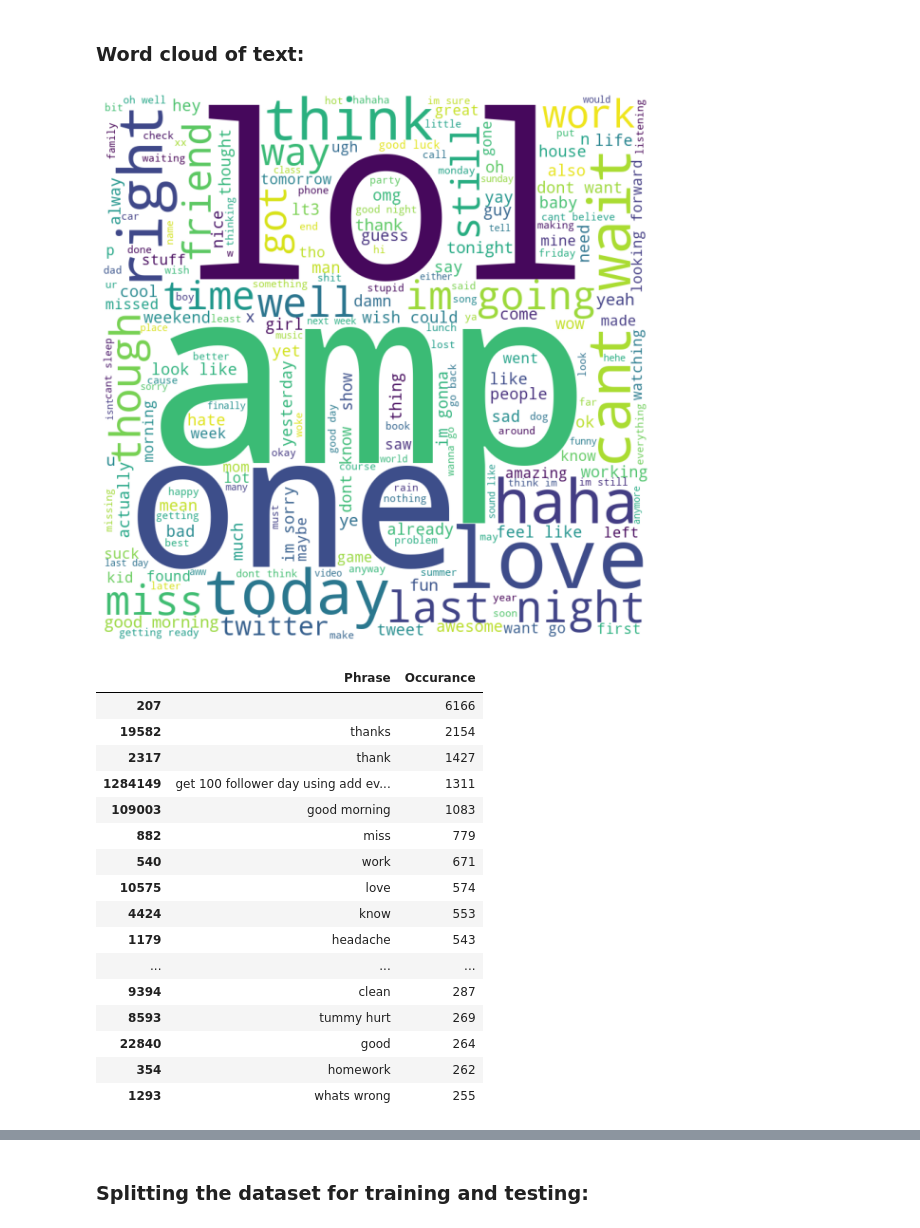
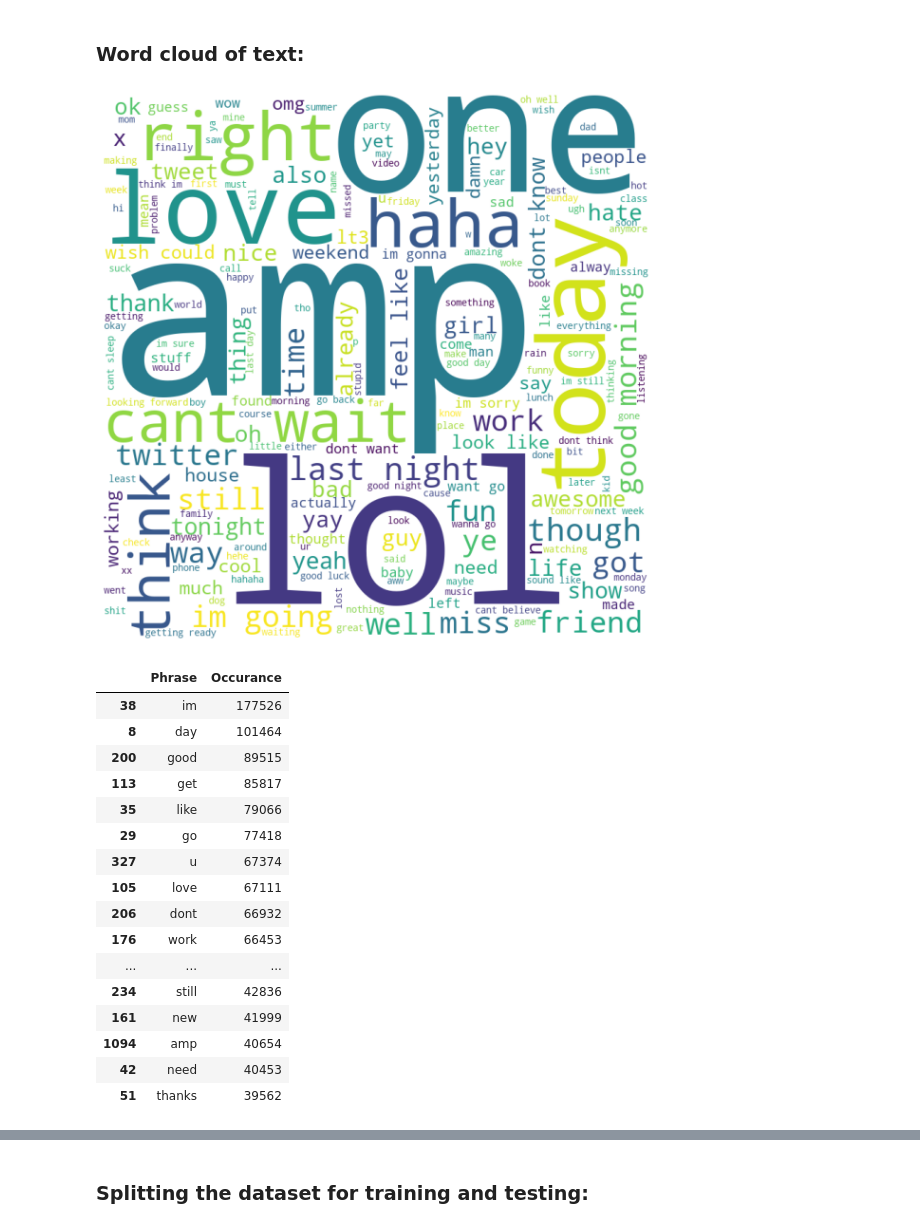
Before and after one commit to thomson18/sentiment_analysis, a Jupyter notebook: sentiment_analysis.ipynb, the cells around one changed output, grey strips where cells are left out. Saved outputs shown, nothing was run; the diff lists cells and outputs as text; code cells hidden in the pictures.

```diff
--- a/sentiment_analysis.ipynb
+++ b/sentiment_analysis.ipynb
@@ -79,7 +79,7 @@ def preprocess_text(text):
     text = re.sub(r'@[A-Za-z0-9]+', '', text)
 
     # Remove hashtags from the tweet text
-    text = re.sub(r'#', '', text)
+    text = re.sub(r'#|\t\s|\t', '', text)
 
     # Remove non-alphanumeric characters
     text = re.sub(r'[^\w\s]', '', text)
@@ -222,31 +228,48 @@ plt.axis("off")
 plt.tight_layout(pad = 0)
 plt.show()
 # %% [output]
-[figure, old version]
+[figure, new version]
 # %%
-val_count=Counter(data['text'])
+import pandas as pd
+import nltk
+from collections import Counter
+
+# tokenize the text into words using NLTK
+tokenizer = nltk.tokenize.RegexpTokenizer(r'\w+')
+data['tokens'] = data['text'].apply(lambda x: tokenizer.tokenize(x.lower()))
+
+# create a list of all the words in the dataset
+all_words = [word for tokens in data['tokens'] for word in tokens]
+
+# count the frequency of each word using Counter
+val_count = Counter(all_words)
+
+
+# val_count=Counter(data['text'])
 
 #Visualise the top 30 occuring words in the captions
 
 val_counts= pd.DataFrame.from_dict(val_count, orient= 'index').reset_index()
 val_counts= val_counts.rename(columns= {'index': 'Phrase', 0: 'Occurance'})
 val_counts.sort_values('Occurance', ascending= False, inplace= True)
 val_counts.head(30)
+
+# val_counts.iloc[0]
 # %% [output]
 |  | Phrase | Occurance |
-| 207 |  | 6166 |
-| 19582 | thanks | 2154 |
-| 2317 | thank | 1427 |
-| 1284149 | get 100 follower day using add ev... | 1311 |
-| 109003 | good morning | 1083 |
-| 882 | miss | 779 |
-| 540 | work | 671 |
-| 10575 | love | 574 |
-| 4424 | know | 553 |
-| 1179 | headache | 543 |
+| 38 | im | 177526 |
+| 8 | day | 101464 |
+| 200 | good | 89515 |
+| 113 | get | 85817 |
+| 35 | like | 79066 |
+| 29 | go | 77418 |
+| 327 | u | 67374 |
+| 105 | love | 67111 |
+| 206 | dont | 66932 |
+| 176 | work | 66453 |
 | ... | ... | ... |
-| 9394 | clean | 287 |
-| 8593 | tummy hurt | 269 |
-| 22840 | good | 264 |
-| 354 | homework | 262 |
-| 1293 | whats wrong | 255 |
+| 234 | still | 42836 |
+| 161 | new | 41999 |
+| 1094 | amp | 40654 |
+| 42 | need | 40453 |
+| 51 | thanks | 39562 |
```
Also changed, not shown: parts of 3 cells of this notebook.
